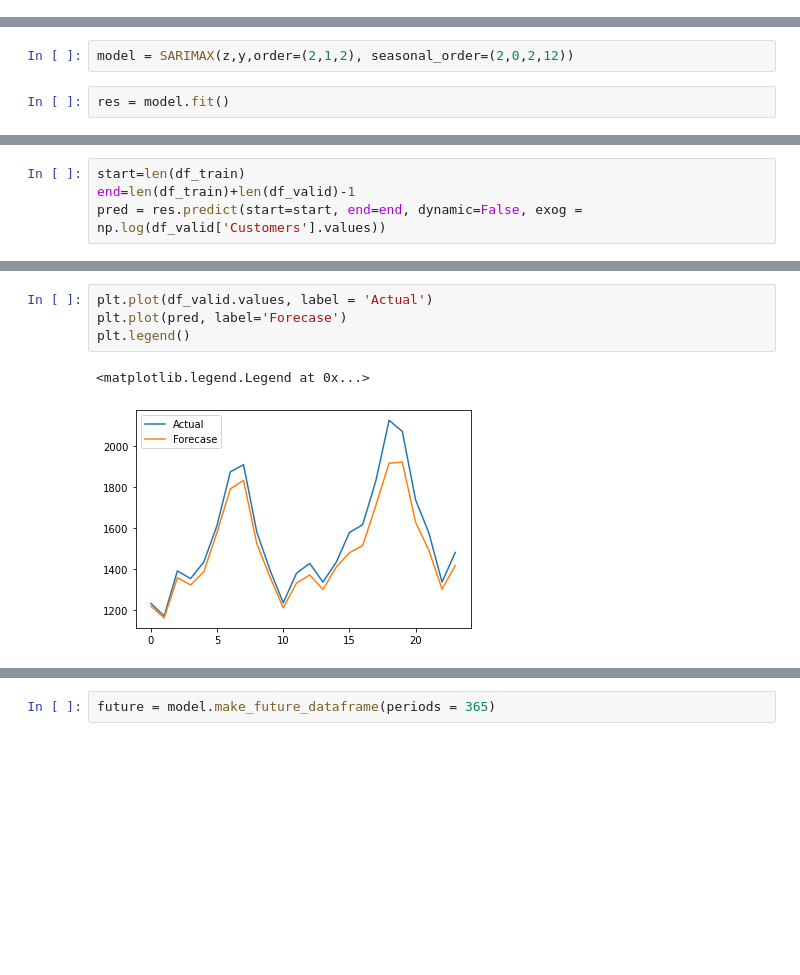
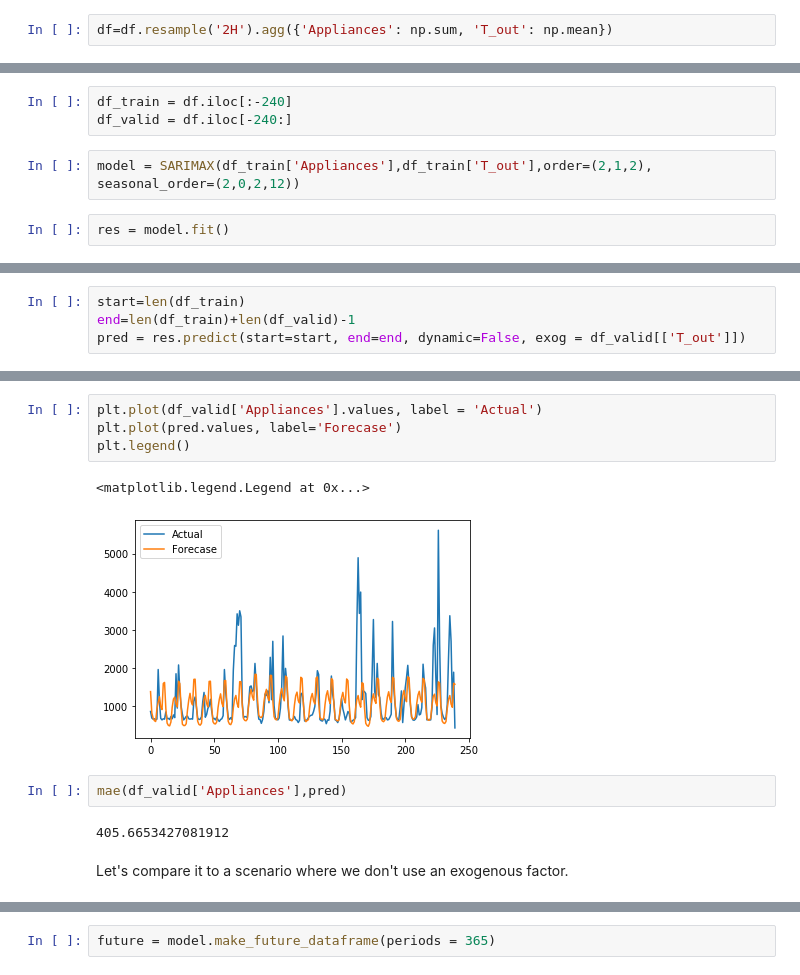
Before and after one commit to 3springs/deep_ml_curriculum, a Jupyter notebook: notebooks/07 Time Series Forcasting/TSF.ipynb, the cells around one changed output, grey strips where cells are left out. Saved outputs shown, nothing was run; the diff lists cells and outputs as text; blank space fills up the shorter version.

```diff
--- a/notebooks/07 Time Series Forcasting/TSF.ipynb
+++ b/notebooks/07 Time Series Forcasting/TSF.ipynb
@@ -536,0 +592,2 @@ z = df_train['Customers'].values
+# %%
+df=df.resample('2H').agg({'Appliances': np.sum, 'T_out': np.mean})
@@ -537,5 +599,8 @@ z = df_train['Customers'].values
+# %%
+df_train = df.iloc[:-240]
+df_valid = df.iloc[-240:]
 # %%
-model = SARIMAX(z,y,order=(2,1,2), seasonal_order=(2,0,2,12))
+model = SARIMAX(df_train['Appliances'],df_train['T_out'],order=(2,1,2), seasonal_order=(2,0,2,12))
 # %%
 res = model.fit()
 # %%
@@ -569,4 +635,4 @@ Warnings:
 # %%
 start=len(df_train)
 end=len(df_train)+len(df_valid)-1
-pred = res.predict(start=start, end=end, dynamic=False, exog = np.log(df_valid['Customers'].values))
+pred = res.predict(start=start, end=end, dynamic=False, exog = df_valid[['T_out']])
@@ -581,7 +639,13 @@ array([1220.97297391, 1163.65783853, 1359.02219835, 1323.9723233 ,
 # %%
-plt.plot(df_valid.values, label = 'Actual')
-plt.plot(pred, label='Forecase')
+plt.plot(df_valid['Appliances'].values, label = 'Actual')
+plt.plot(pred.values, label='Forecase')
 plt.legend()
 # %% [output]
 <matplotlib.legend.Legend at 0x...>
-[figure, old version]
+[figure, new version]
+# %%
+mae(df_valid['Appliances'],pred)
+# %% [output]
+405.6653427081912
+# %% [markdown]
+Let's compare it to a scenario where we don't use an exogenous factor.
```
Also changed, not shown: parts of 110 cells of this notebook.
